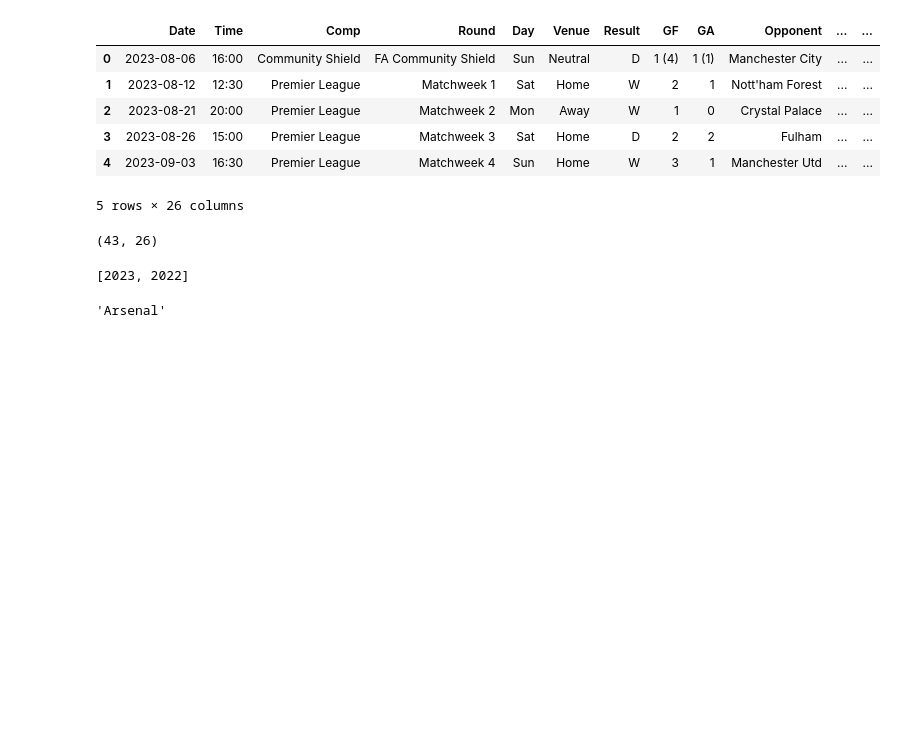
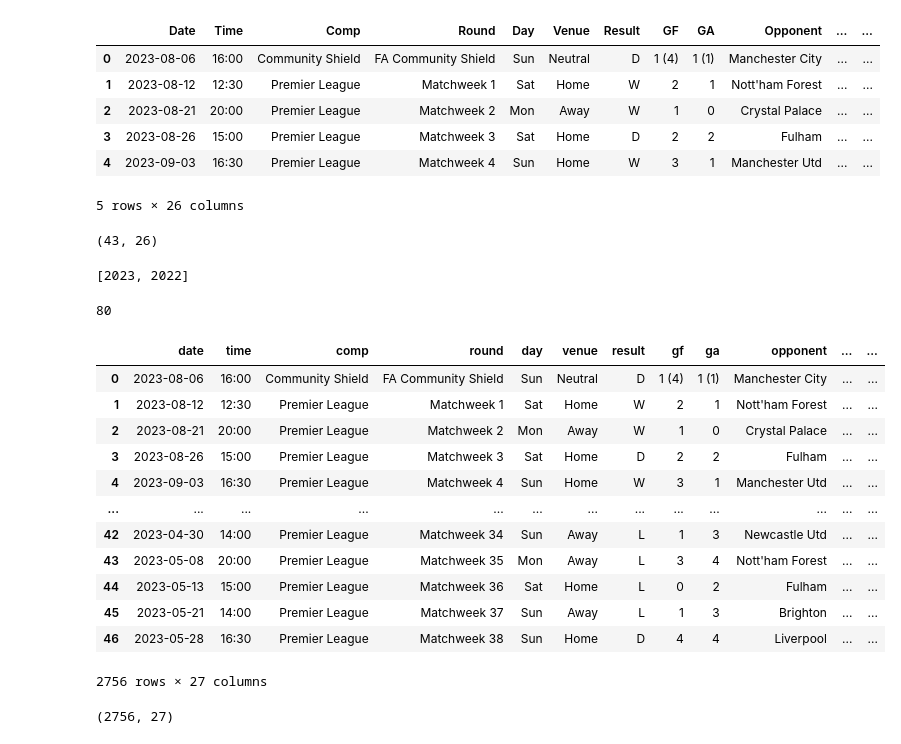
Before and after one commit to Bhavik-punmiya/EPL-Football--Prediction-Project, a Jupyter notebook: notebook/epl_prediction.ipynb, the cells around one changed output. Saved outputs shown, nothing was run; the diff lists cells and outputs as text; code cells hidden in the pictures; blank space fills up the shorter version.

Commit message:
Matches CSV Ready

```diff
--- a/notebook/epl_prediction.ipynb
+++ b/notebook/epl_prediction.ipynb
@@ -107,4 +109,5 @@ standings_url = "https://fbref.com/en/comps/9/standings/Premier-League-Stats"
 # %%
+import time
 for year in years:
     data = requests.get(standings_url)
     soup = BeautifulSoup(data.text)
@@ -112,27 +115,53 @@ for year in years:
 
     links = [l.get("href") for l in standings_table.find_all('a')]
     links = [l for l in links if '/squads/' in l]
-    teams_urls = [f"https://fbref.com{l}" for l in links]
+    team_urls = [f"https://fbref.com{l}" for l in links]
 
-    for team_url in teams_urls:
+    previous_season = soup.select("a.prev")[0].get("href")
+    standings_url = f"https://fbref.com{previous_season}"
+
+    for team_url in team_urls:
         team_name = team_url.split("/")[-1].replace("-Stats", "").replace("-", " ")
         data = requests.get(team_url)
-        matches = pd.read_html(data.text, match = "Scores & Fixtures")[0]
-
+        matches = pd.read_html(data.text, match="Scores & Fixtures")[0]
         soup = BeautifulSoup(data.text)
         links = [l.get("href") for l in soup.find_all('a')]
         links = [l for l in links if l and 'all_comps/shooting/' in l]
         data = requests.get(f"https://fbref.com{links[0]}")
-        shooting = pd.read_html(data.text, match ="Shooting")[0]
+        shooting = pd.read_html(data.text, match="Shooting")[0]
         shooting.columns = shooting.columns.droplevel()
-
         try:
-            team_data = matches.merge(shooting[["Date", "Sh", "SoT", "Dist", "FK", "PK", "PKatt"]], on = "Date")
-            team_data["Team"] = team_name
-            all_matches.append(team_data)
+            team_data = matches.merge(shooting[["Date", "Sh", "SoT", "Dist", "FK", "PK", "PKatt"]], on="Date")
         except ValueError:
             continue
+        team_data = team_data[team_data["Comp"] == "Premier League"]
+
+        team_data["Season"] = year
+        team_data["Team"] = team_name
+        all_matches.append(team_data)
+        time.sleep(1)
-# %%
-team_url.split("/")[-1].replace("-Stats", "")
-# %% [output]
-'Arsenal'
+# %%
+len(all_matches)
+# %% [output]
+80
+# %%
+
+match_df = pd.concat(all_matches)
+# %%
+match_df.columns = [c.lower() for c in match_df.columns]
+# %%
+match_df
+# %% [output]
+|  | date | time | comp | round | day | venue | result | gf | ga | opponent | ... | ... |
+| 0 | 2023-08-06 | 16:00 | Community Shield | FA Community Shield | Sun | Neutral | D | 1 (4) | 1 (1) | Manchester City | ... | ... |
+| 1 | 2023-08-12 | 12:30 | Premier League | Matchweek 1 | Sat | Home | W | 2 | 1 | Nott'ham Forest | ... | ... |
+| 2 | 2023-08-21 | 20:00 | Premier League | Matchweek 2 | Mon | Away | W | 1 | 0 | Crystal Palace | ... | ... |
+| 3 | 2023-08-26 | 15:00 | Premier League | Matchweek 3 | Sat | Home | D | 2 | 2 | Fulham | ... | ... |
+| 4 | 2023-09-03 | 16:30 | Premier League | Matchweek 4 | Sun | Home | W | 3 | 1 | Manchester Utd | ... | ... |
+| ... | ... | ... | ... | ... | ... | ... | ... | ... | ... | ... | ... | ... |
+| 42 | 2023-04-30 | 14:00 | Premier League | Matchweek 34 | Sun | Away | L | 1 | 3 | Newcastle Utd | ... | ... |
+| 43 | 2023-05-08 | 20:00 | Premier League | Matchweek 35 | Mon | Away | L | 3 | 4 | Nott'ham Forest | ... | ... |
+| 44 | 2023-05-13 | 15:00 | Premier League | Matchweek 36 | Sat | Home | L | 0 | 2 | Fulham | ... | ... |
+| 45 | 2023-05-21 | 14:00 | Premier League | Matchweek 37 | Sun | Away | L | 1 | 3 | Brighton | ... | ... |
+| 46 | 2023-05-28 | 16:30 | Premier League | Matchweek 38 | Sun | Home | D | 4 | 4 | Liverpool | ... | ... |
+2756 rows × 27 columns
@@ -138,0 +171,4 @@ team_url.split("/")[-1].replace("-Stats", "")
+# %%
+match_df.shape
+# %% [output]
+(2756, 27)
```
Also changed, not shown: parts of 2 cells of this notebook, 1 other file.
